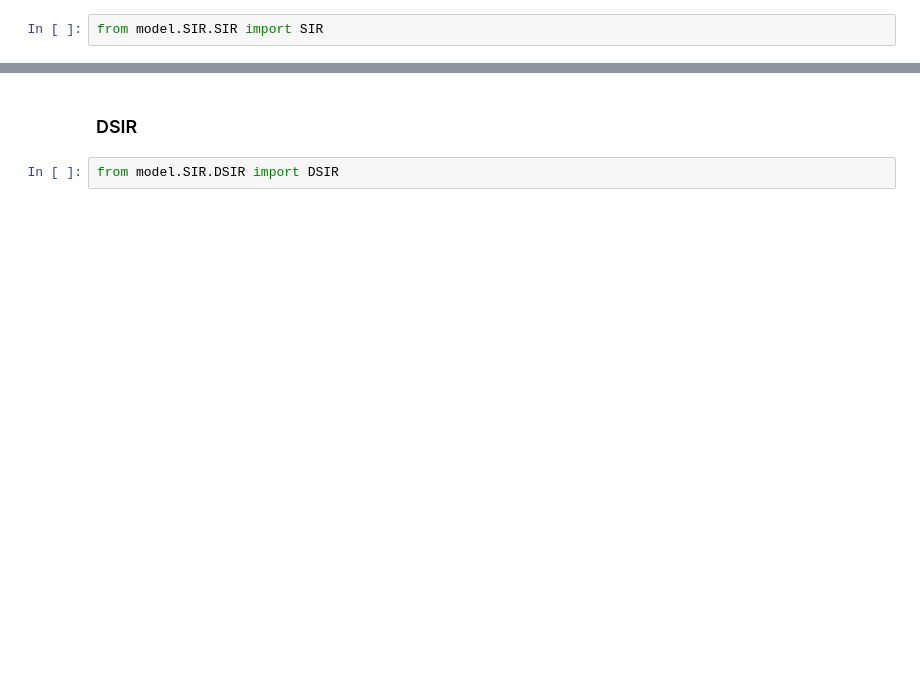
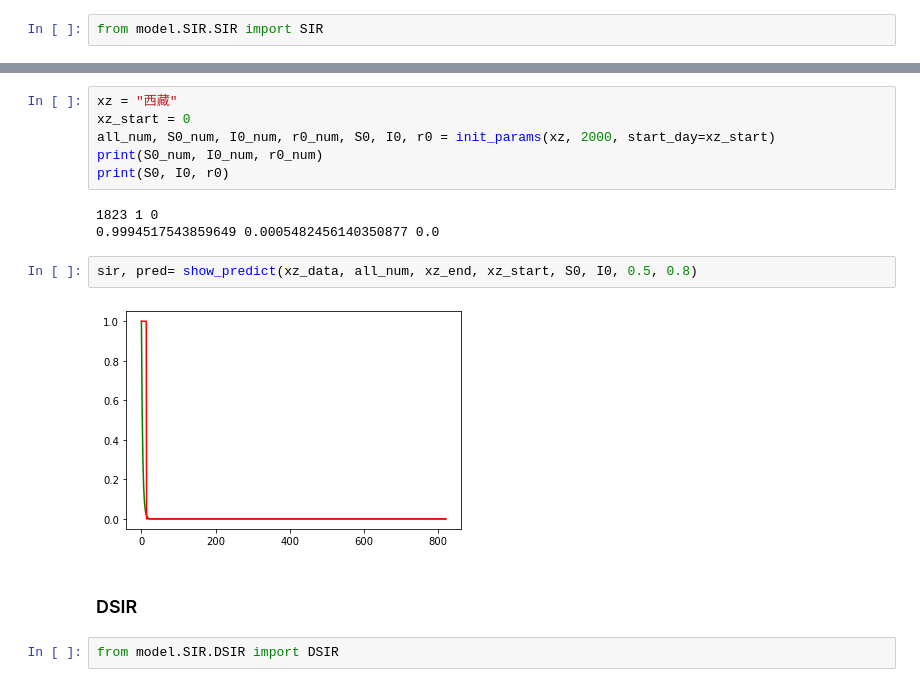
Before and after one commit to ObsisMc/Covid-19-Analysis, a Jupyter notebook: analysis/SIR_analysis/eval.ipynb, the cells around one changed output, grey strips where cells are left out. Cells and saved outputs as stored; diff of their text form; blank space fills up the shorter version.

```diff
--- a/analysis/SIR_analysis/eval.ipynb
+++ b/analysis/SIR_analysis/eval.ipynb
@@ -97,3 +145,16 @@ plt.show()
+# %%
+xz = "西藏"
+xz_start = 0
+all_num, S0_num, I0_num, r0_num, S0, I0, r0 = init_params(xz, 2000, start_day=xz_start)
+print(S0_num, I0_num, r0_num)
+print(S0, I0, r0)
+# %% [output]
+1823 1 0
+0.9994517543859649 0.0005482456140350877 0.0
+# %%
+sir, pred= show_predict(xz_data, all_num, xz_end, xz_start, S0, I0, 0.5, 0.8)
+# %% [output]
+[figure, added]
 # %% [markdown]
 ### DSIR
 # %%
```
Also changed, not shown: parts of 26 cells of this notebook, 1 other file.
